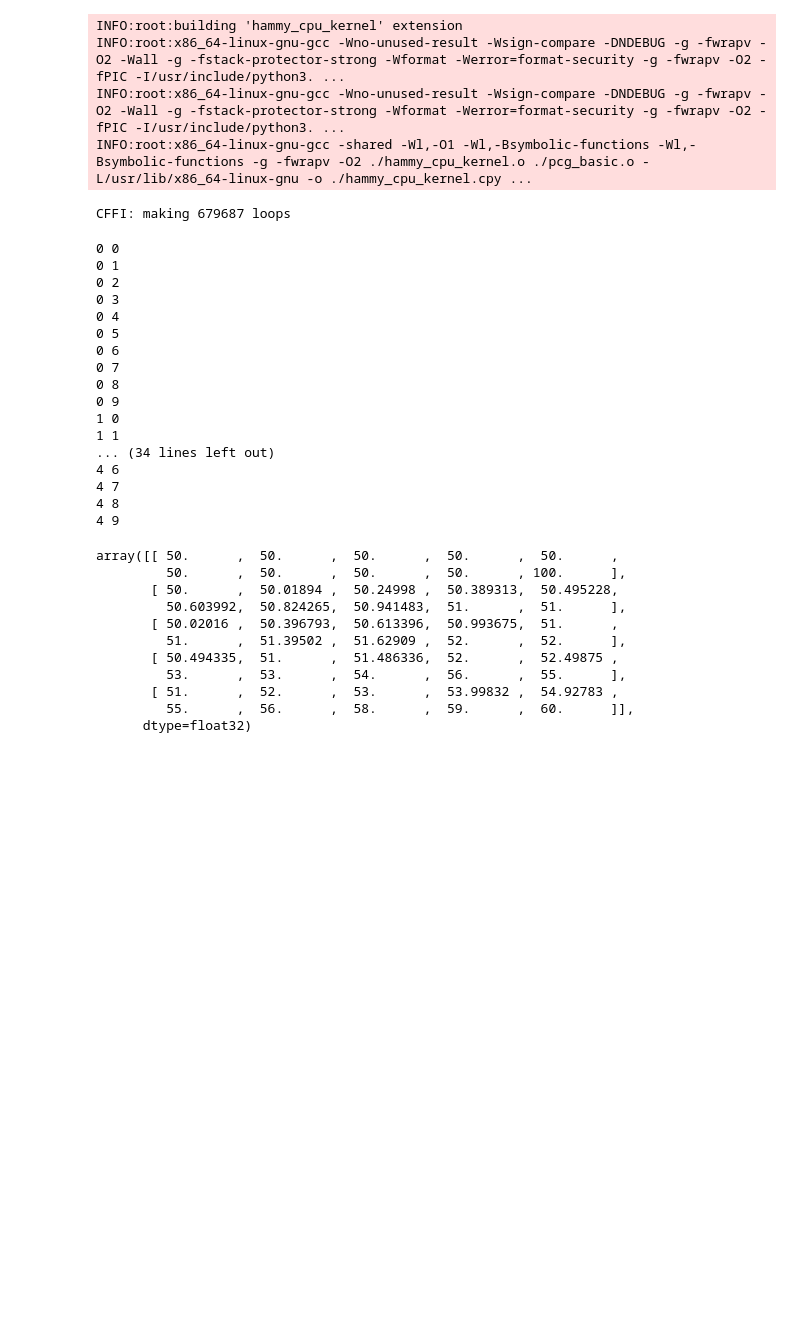
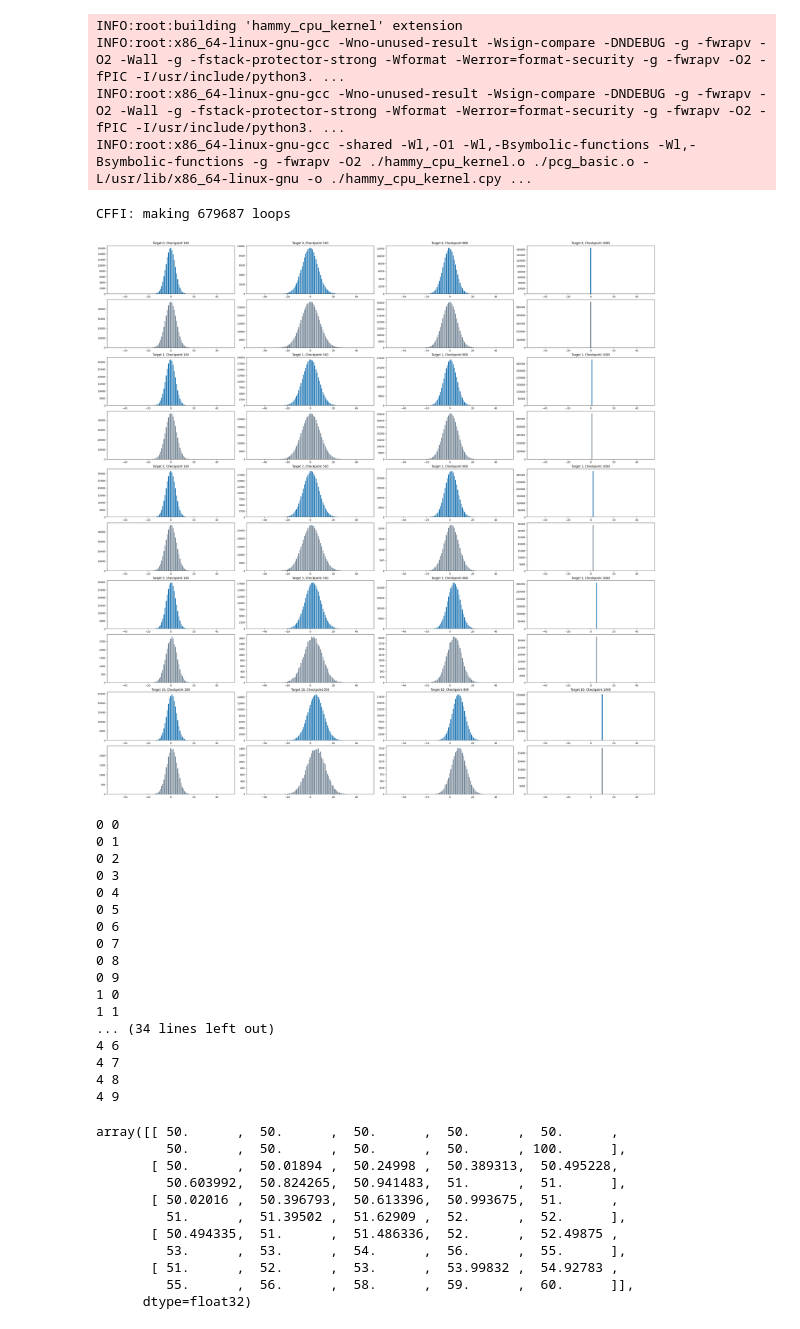
Before and after one commit to sckol/hammy, a Jupyter notebook: simulator/1_walk/1_walk.ipynb, the cells around one changed output. Saved outputs shown, nothing was run; the diff lists cells and outputs as text; code cells hidden in the pictures; blank space fills up the shorter version.

```diff
--- a/simulator/1_walk/1_walk.ipynb
+++ b/simulator/1_walk/1_walk.ipynb
@@ -156,7 +154,7 @@ if MODE in (Mode.NUMPY, Mode.CUPY):
     rng = ncp.random.default_rng()
     diffs = np.diff(N.CHECKPOINTS, prepend=0).tolist()
     steps = rng.binomial(ncp.tile(diffs, (width, 1)), .75)
-    data = 2 * rng.binomial(steps, .5) - steps
+    data = rng.binomial(steps, .5) - steps / 2
     data = np.cumsum(data, axis=-1)
     for target_idx, target in enumerate(N.TARGETS):
       if target != 0:
@@ -378,9 +376,47 @@ if MODE == MODE.COMBO:
     RESULTS.last[mode_idx(Mode.CFFI)] += np.sum(np.stack(workers_results, axis=0), axis=0)
   RESULTS.last[mode_idx(Mode.CUDA)] += hist.get()
 # %%
-RESULTS.last[0] = np.sum(RESULTS.last[1:], axis=0)
-RESULTS.MI_cum = RESULTS.MI_last + OLD_RESULTS.MI_cum
-RESULTS.cum = RESULTS.last + OLD_RESULTS.cum
+RESULTS.walk_hist_last[0] = np.sum(RESULTS.walk_hist_last[1:], axis=0)
+RESULTS.MRBPM_cum = RESULTS.MRBPM_last + OLD_RESULTS.MRBPM_cum
+RESULTS.walk_hist_cum = RESULTS.walk_hist_last + OLD_RESULTS.walk_hist_cum
+# %%
+Comparison = Enum('Comparison', ['NONE', 'WITH_TOTAL', 'WITH_PY', 'WITH_CFFI', 'WITH_CUDA', 'WITH_CUM'], start=0)
+PLT_MODE = Mode.NUMPY # @param ["Mode.TOTAL", "Mode.NUMPY", "Mode.CUPY", "Mode.CFFI", "Mode.CUDA"] {type:"raw"}
+PLT_HIST = "last" # @param ["last","cum"]
+PLT_CHECKPOINTS = [100, 500, 800, 1000] # @param {"type":"raw","placeholder":"[300, 500, 800, 1000]"}
+PLT_COMPARISON = Comparison.WITH_CFFI # @param ["Comparison.NONE","Comparison.WITH_TOTAL","Comparison.WITH_PY","Comparison.WITH_CFFI","Comparison.WITH_CUDA","Comparison.WITH_CUM"] {"type":"raw"}
+is_comparison = not PLT_COMPARISON == Comparison.NONE
+plt_checkpoint_idxs = [N.CHECKPOINTS.index(x) for x in PLT_CHECKPOINTS]
+hist = getattr(RESULTS, f"walk_hist_{PLT_HIST}")[mode_idx(PLT_MODE)]
+match PLT_COMPARISON:
+  case Comparison.WITH_TOTAL:
+    cmp_hist = getattr(RESULTS, f"walk_hist_{PLT_HIST}")[mode_idx(MODE.TOTAL)]
+  case Comparison.WITH_PY:
+    cmp_hist = getattr(RESULTS, f"walk_hist_{PLT_HIST}")[mode_idx(MODE.NUMPY)]
+  case Comparison.WITH_CFFI:
+    cmp_hist = getattr(RESULTS, f"walk_hist_{PLT_HIST}")[mode_idx(MODE.CFFI)]
+  case Comparison.WITH_CUDA:
+    cmp_hist = getattr(RESULTS, f"walk_hist_{PLT_HIST}")[mode_idx(MODE.CUDA)]
+  case Comparison.WITH_CUM:
+    cmp_hist = getattr(RESULTS, f"walk_hist_cum")[mode_idx(PLT_MODE)]
+max_target = np.max(np.nonzero(np.max(hist, axis=(1,2)))) + 1
+fig, axs = plt.subplots(max_target * (2 if is_comparison else 1),
+                        len(PLT_CHECKPOINTS),
+                        layout="constrained")
+fig.set_figheight(16 * (2 if is_comparison else 1))
+fig.set_figwidth(32)
+bins = np.arange(*N.BINS_TUPLE)
+for i in range(max_target):
+  for j in range(len(PLT_CHECKPOINTS)):
+    if not is_comparison:
+      axs[i, j].set_title(f"Target {N.TARGETS[i]}, Checkpoint {PLT_CHECKPOINTS[j]}")
+      axs[i, j].bar(bins, hist[i, plt_checkpoint_idxs[j], :], align='center', width=.7)
+    else:
+      axs[2* i, j].set_title(f"Target {N.TARGETS[i]}, Checkpoint {PLT_CHECKPOINTS[j]}")
+      axs[2 * i, j].bar(bins, hist[i, plt_checkpoint_idxs[j], :], align='center', width=.7)
+      axs[2 * i + 1, j].bar(bins, cmp_hist[i, plt_checkpoint_idxs[j], :], align='center', width=.7, color="xkcd:steel")
+# %% [output]
+[figure, added]
 # %%
 import scs
 from scipy import sparse, optimize
```
Also changed, not shown: parts of 5 cells of this notebook, 1 other file.
